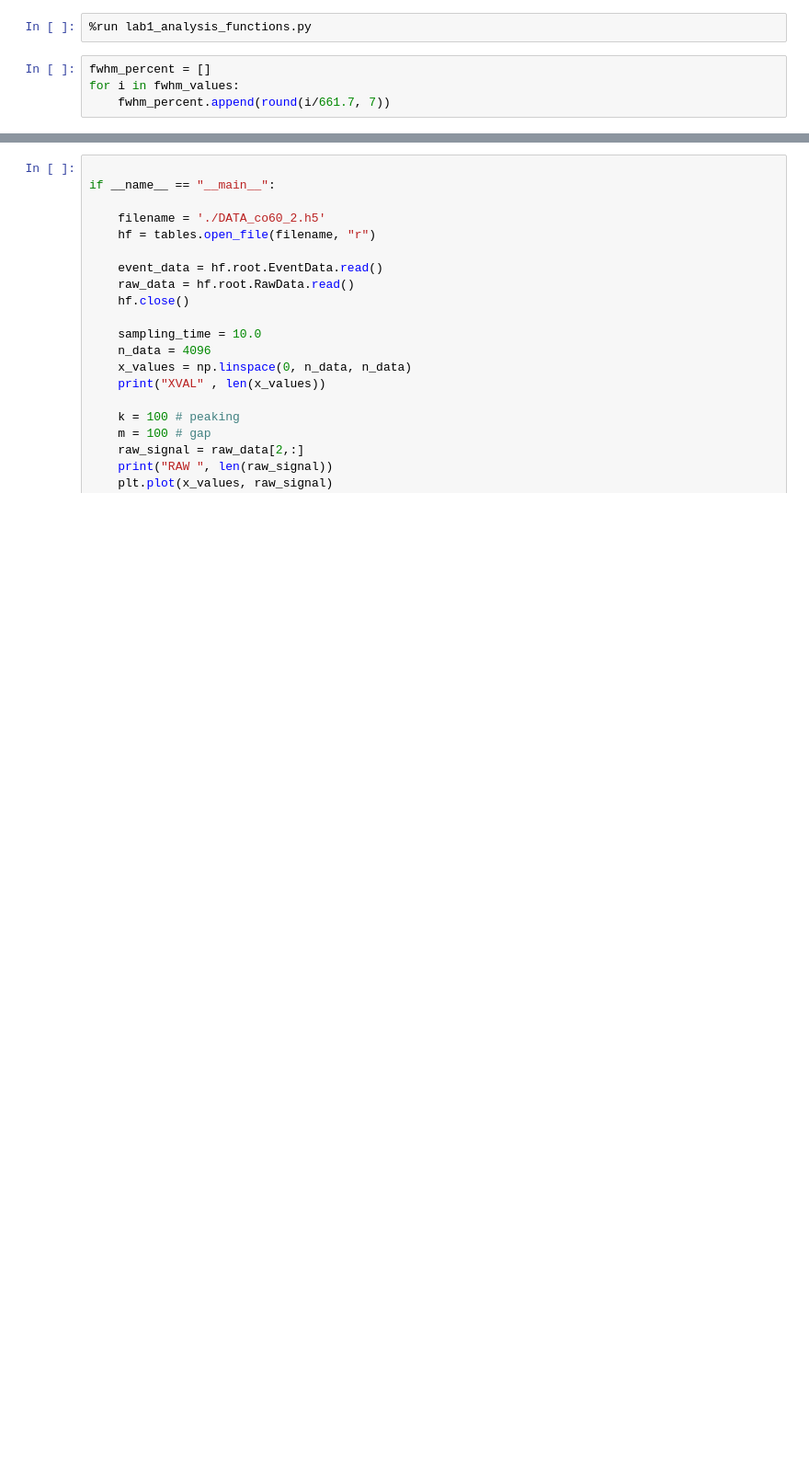
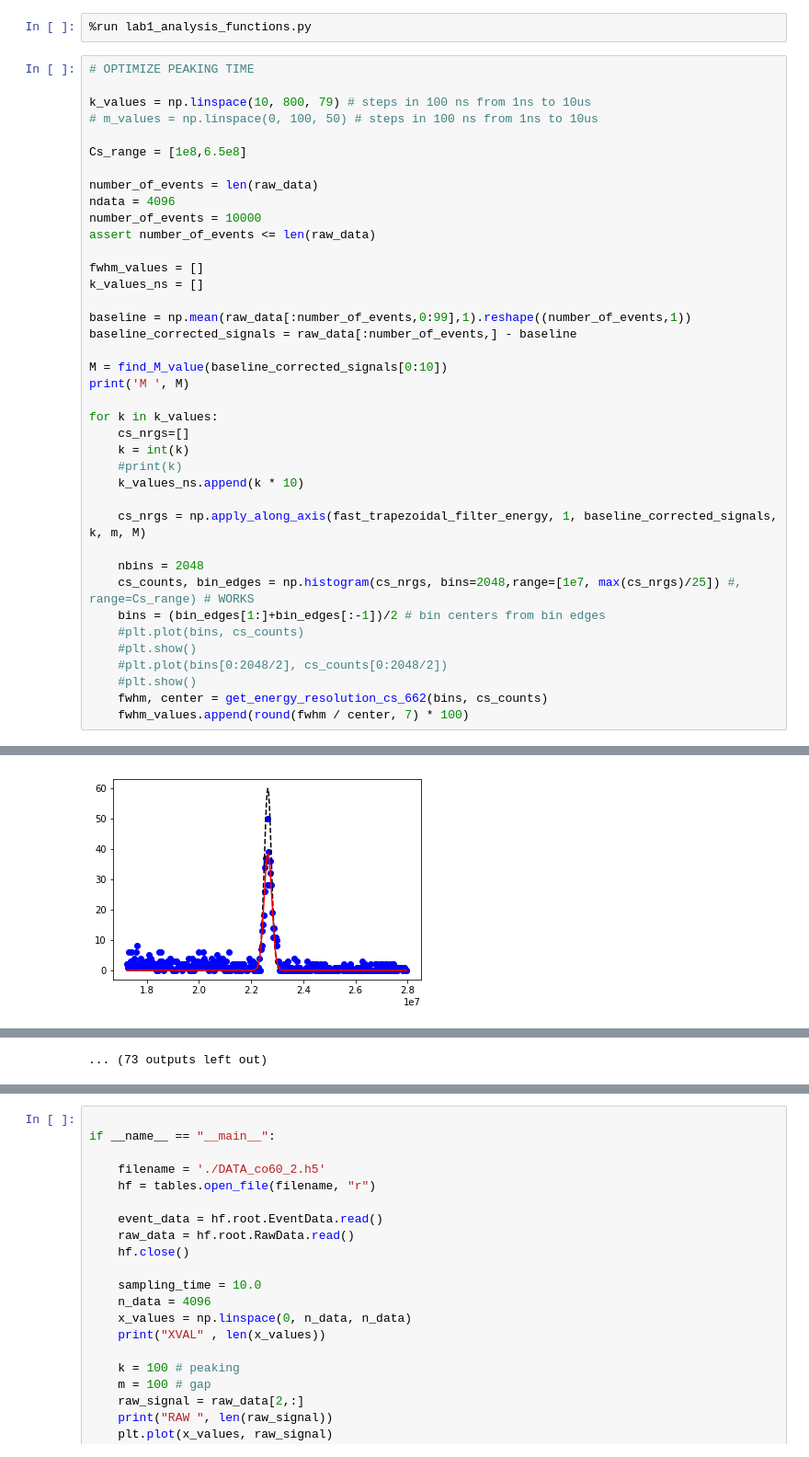
Before and after one commit to jmsz/lab3, a Jupyter notebook: lab1_analysis.ipynb, the cells around one changed output, grey strips where cells are left out. Shown: that part at 92% size. Drawn from its saved outputs; the diff is of its cells as text; blank space fills up the shorter version.

```diff
--- a/lab1_analysis.ipynb
+++ b/lab1_analysis.ipynb
@@ -330,6 +125,42 @@ fwhm_values.append(fwhm)
 # %%
 %run lab1_analysis_functions.py
-# %%
-fwhm_percent = []
-for i in fwhm_values:
-    fwhm_percent.append(round(i/661.7, 7))
+# %%
+# OPTIMIZE PEAKING TIME
+
+k_values = np.linspace(10, 800, 79) # steps in 100 ns from 1ns to 10us
+# m_values = np.linspace(0, 100, 50) # steps in 100 ns from 1ns to 10us
+
+Cs_range = [1e8,6.5e8]
+
+number_of_events = len(raw_data)
+ndata = 4096
+number_of_events = 10000
+assert number_of_events <= len(raw_data)
+
+fwhm_values = []
+k_values_ns = []
+
+baseline = np.mean(raw_data[:number_of_events,0:99],1).reshape((number_of_events,1))
+baseline_corrected_signals = raw_data[:number_of_events,] - baseline
+
+M = find_M_value(baseline_corrected_signals[0:10])
+print('M ', M)
+
+for k in k_values:
+    cs_nrgs=[]
+    k = int(k)
+    #print(k)
+    k_values_ns.append(k * 10)
+
+    cs_nrgs = np.apply_along_axis(fast_trapezoidal_filter_energy, 1, baseline_corrected_signals, k, m, M)
+
+    nbins = 2048
+    cs_counts, bin_edges = np.histogram(cs_nrgs, bins=2048,range=[1e7, max(cs_nrgs)/25]) #, range=Cs_range) # WORKS
+    bins = (bin_edges[1:]+bin_edges[:-1])/2 # bin centers from bin edges
+    #plt.plot(bins, cs_counts)
+    #plt.show()
+    #plt.plot(bins[0:2048/2], cs_counts[0:2048/2])
+    #plt.show()
+    fwhm, center = get_energy_resolution_cs_662(bins, cs_counts)
+    fwhm_values.append(round(fwhm / center, 7) * 100)
+# %% [output]
@@ -335,0 +186 @@ for i in fwhm_values:
+[figure, added]
@@ -336 +282,2 @@ for i in fwhm_values:
+... (73 outputs left out)
 # %%
```
Also changed, not shown: parts of 38 cells of this notebook, 3 other files.
